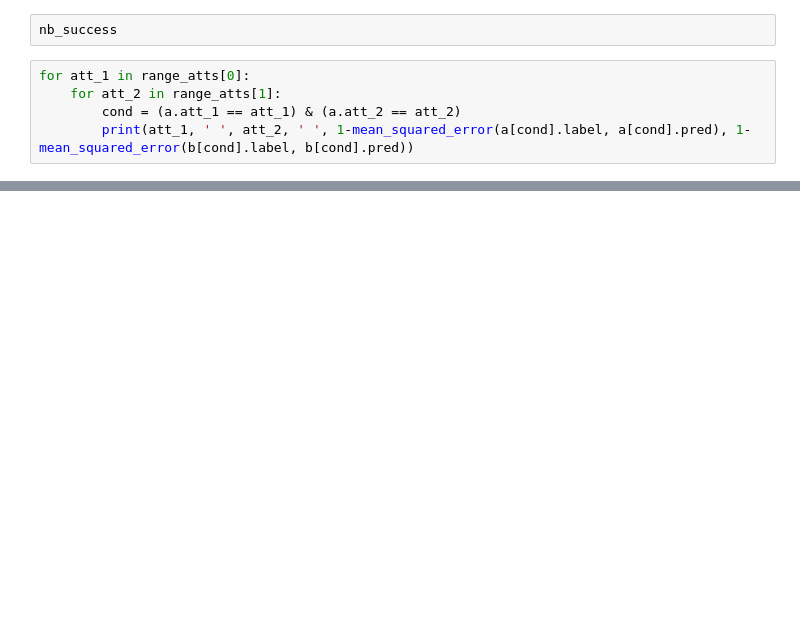
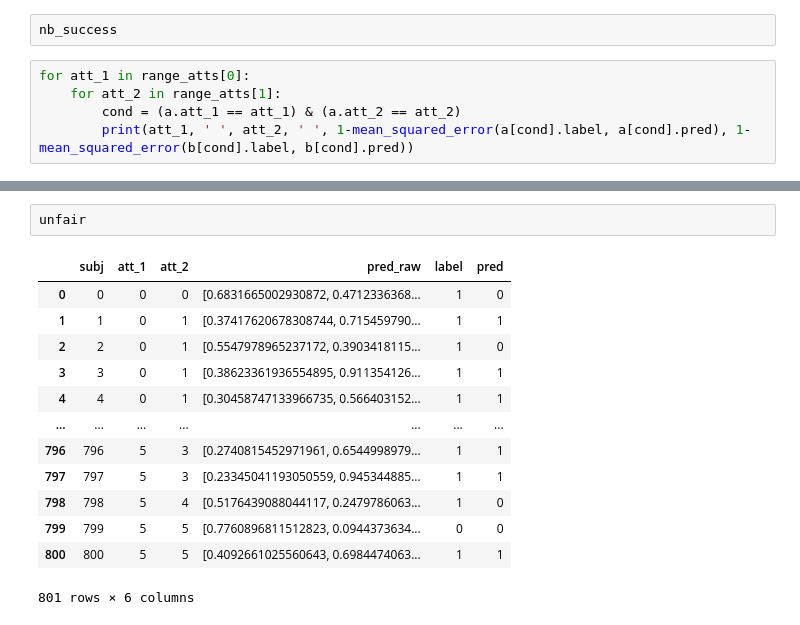
Before and after one commit to gaspardvilla/Intersectional-Fairness-on-Histopathological-images-classification, a Jupyter notebook: metrics.ipynb, the cells around one changed output, grey strips where cells are left out. Cells and saved outputs as stored; diff of their text form; blank space fills up the shorter version.

```diff
--- a/metrics.ipynb
+++ b/metrics.ipynb
@@ -343,0 +494,16 @@ b
+# %%
+unfair
+# %% [output]
+|  | subj | att_1 | att_2 | pred_raw | label | pred |
+| 0 | 0 | 0 | 0 | [0.6831665002930872, 0.4712336368... | 1 | 0 |
+| 1 | 1 | 0 | 1 | [0.37417620678308744, 0.715459790... | 1 | 1 |
+| 2 | 2 | 0 | 1 | [0.5547978965237172, 0.3903418115... | 1 | 0 |
+| 3 | 3 | 0 | 1 | [0.38623361936554895, 0.911354126... | 1 | 1 |
+| 4 | 4 | 0 | 1 | [0.30458747133966735, 0.566403152... | 1 | 1 |
+| ... | ... | ... | ... | ... | ... | ... |
+| 796 | 796 | 5 | 3 | [0.2740815452971961, 0.6544998979... | 1 | 1 |
+| 797 | 797 | 5 | 3 | [0.23345041193050559, 0.945344885... | 1 | 1 |
+| 798 | 798 | 5 | 4 | [0.5176439088044117, 0.2479786063... | 1 | 0 |
+| 799 | 799 | 5 | 5 | [0.7760896811512823, 0.0944373634... | 0 | 0 |
+| 800 | 800 | 5 | 5 | [0.4092661025560643, 0.6984474063... | 1 | 1 |
+801 rows × 6 columns
```
Also changed, not shown: parts of 24 cells of this notebook, 15 other files.
